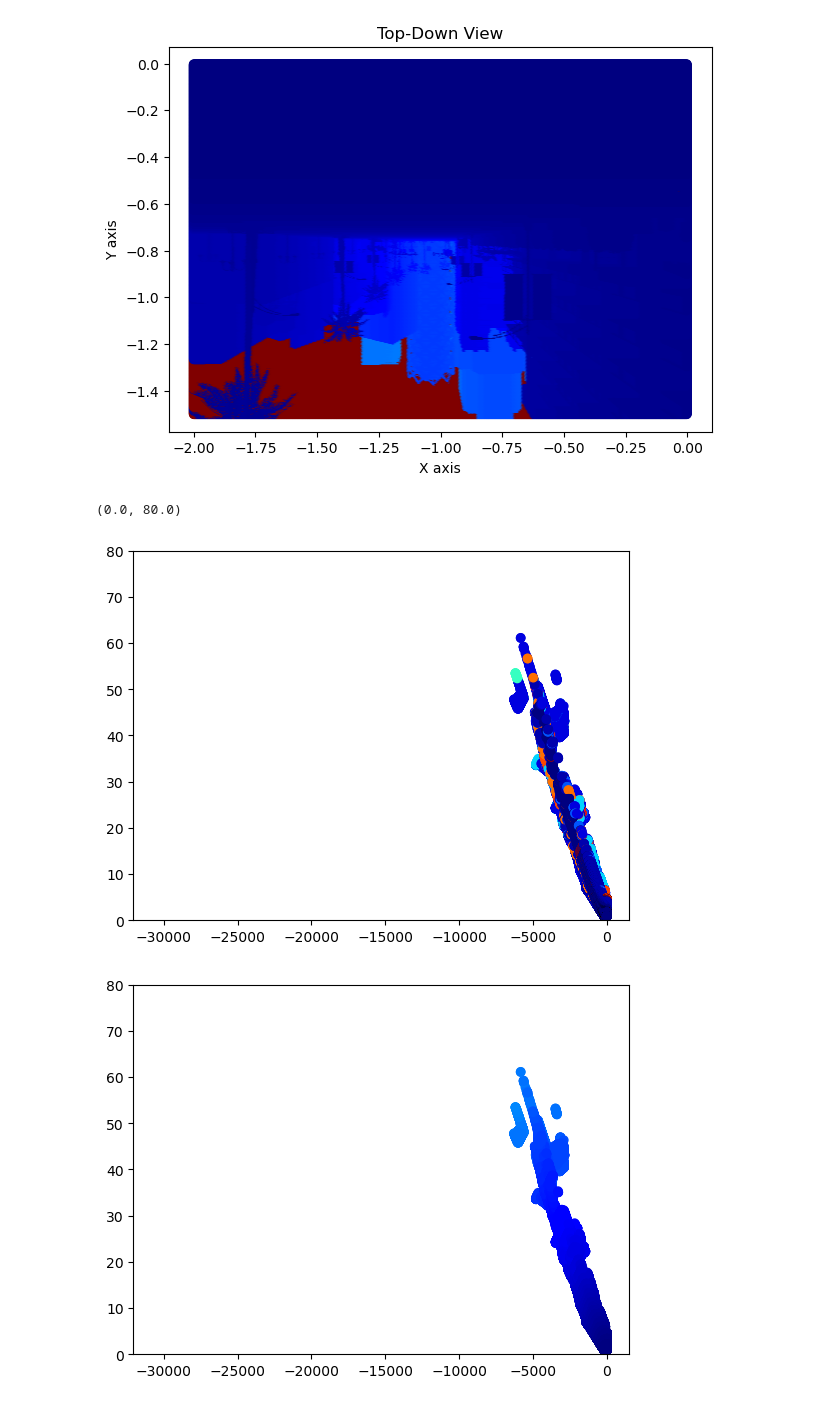
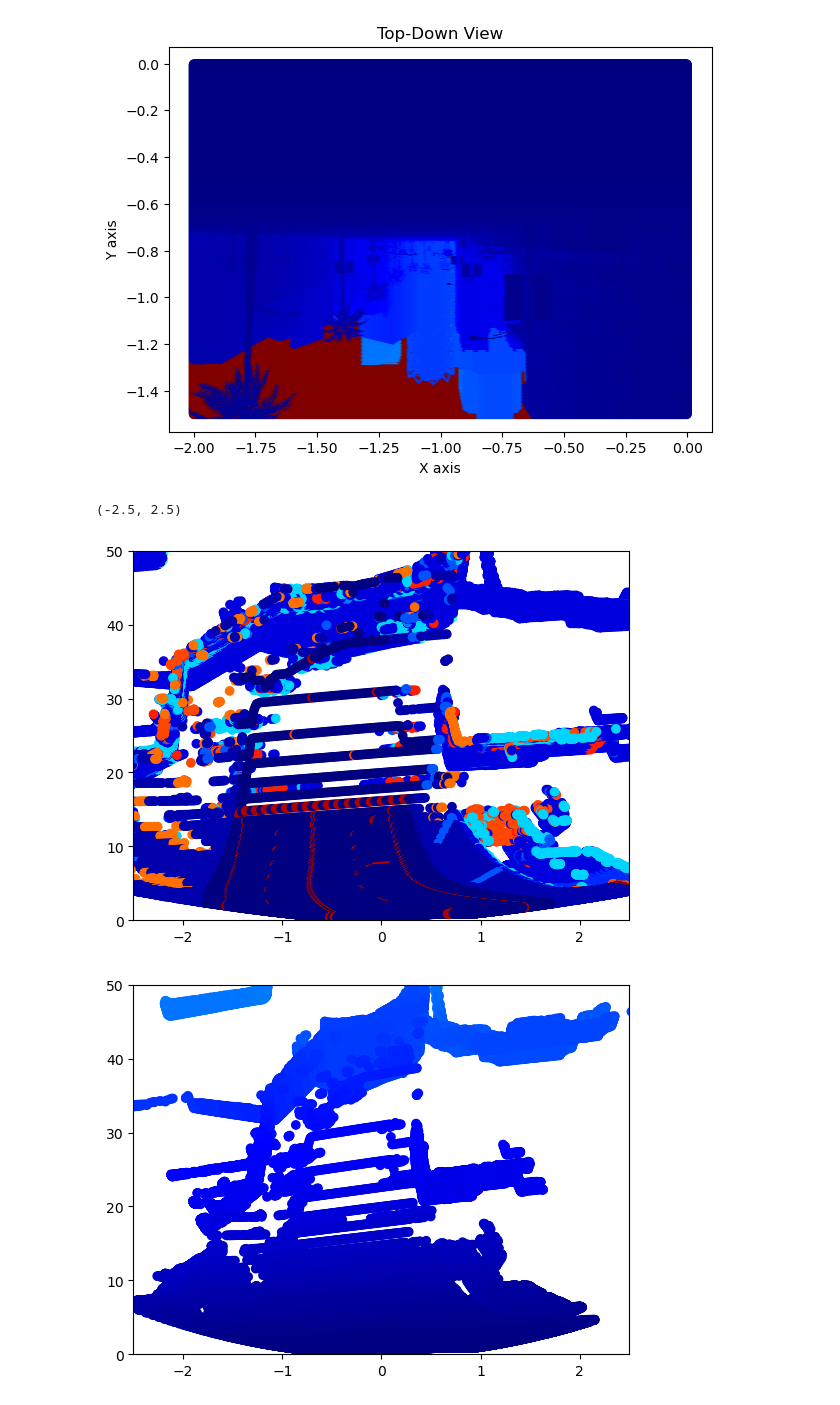
Before and after one commit to Marijn-dev/AI-for-priority-vehicles, a Jupyter notebook: PicToMap.ipynb, the cells around one changed output. Drawn from its saved outputs; the diff is of its cells as text; code cells hidden in the pictures.

```diff
--- a/PicToMap.ipynb
+++ b/PicToMap.ipynb
@@ -167,9 +169,13 @@ placeholder=np.ones_like(camera_index_mat[:,:,0])
 
 a  = np.divide(placeholder, d, out=np.zeros_like(placeholder), where= condition)
 
-x= a*normalized*camera_index_mat[:,:,0]
-y= a*normalized*camera_index_mat[:,:,1]
+x= a*normalized*(camera_index_mat[:,:,0]+1)
+y= a*normalized*(camera_index_mat[:,:,1]+.75)
 z= np.sqrt(np.power(normalized,2)-np.power(x,2)-np.power(y,2))
+#x= np.sqrt(np.power(normalized,2)-np.power(z,2)-np.power(y,2))
 #z[z>1.1] =0
 #camera_index_mat[z==0] =[0,0,0]
 #np.save(r'C:\Users\pepij\Documents\Master Year 1\Q3\5ARIP10 Interdisciplinary team project\code', z)
+plt.scatter(x,z,c=segment_data[:,:,0],cmap='jet')
+plt.xlim(-10,10)
+plt.ylim(0,100)
@@ -245,14 +254,16 @@ plt.show()
 [figure]
 [figure]
 # %%
-plt.scatter(x,z,c=segment_data[:,:,0],cmap='jet')
-plt.ylim(0,80)
+plt.scatter((camera_index_mat[:,:,0]+1)*np.power(z,2/3),z,c=segment_data[:,:,0],cmap='jet')
+plt.ylim(0,50)
+plt.xlim(-2.5,2.5)
 #plt.xlim(0,-0.005)
 #plt.ylim(0,1)
 plt.figure()
-plt.scatter(x,z,c=normalized,cmap='jet')
-plt.ylim(0,80)
+plt.scatter((camera_index_mat[:,:,0]+1)*np.power(z,1/2),z,c=normalized,cmap='jet')
+plt.ylim(0,50)
+plt.xlim(-2.5,2.5)
 # %% [output]
-(0.0, 80.0)
+(-2.5, 2.5)
-[figure, old version]
+[figure, new version]
-[figure, old version]
+[figure, new version]
```
Also changed, not shown: parts of 5 cells of this notebook, 1 other file.
